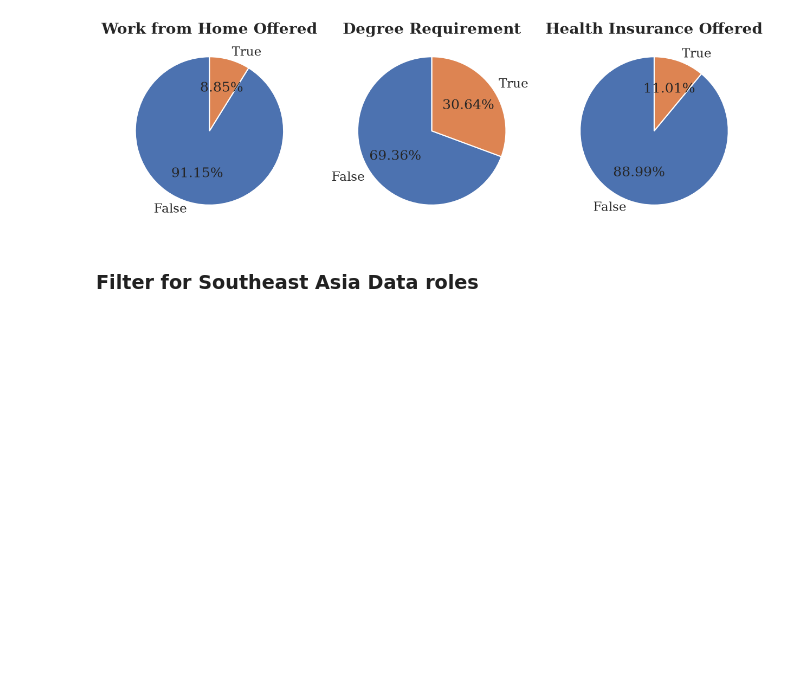
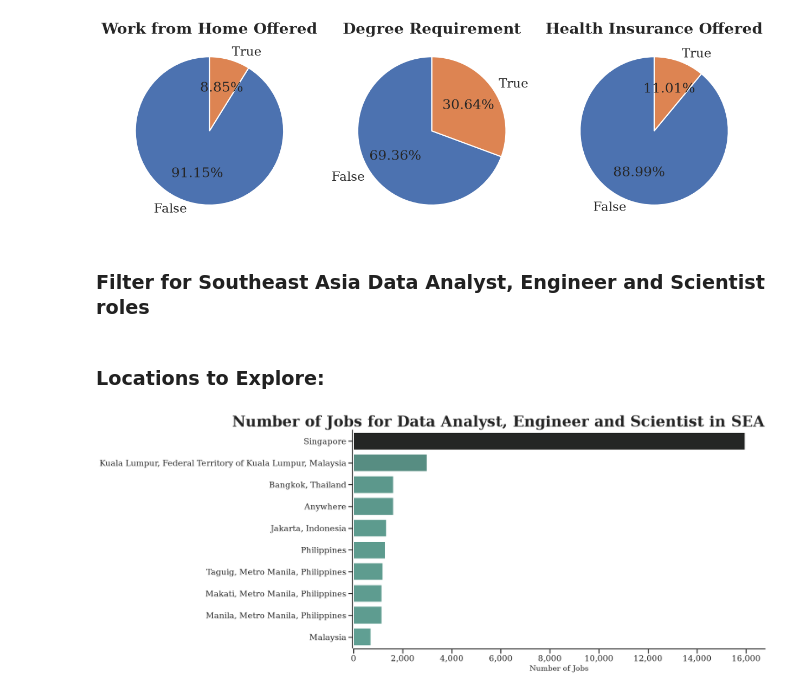
Before and after one commit to JohnnyQuant/Python_Data_Project, a Jupyter notebook: Project/1_EDA_Intro.ipynb, the cells around one changed output. Drawn from its saved outputs; the diff is of its cells as text; code cells hidden in the pictures; blank space fills up the shorter version.

```diff
--- a/Project/1_EDA_Intro.ipynb
+++ b/Project/1_EDA_Intro.ipynb
@@ -187,9 +187,51 @@ plt.show()
 # %% [output]
 [figure]
 # %% [markdown]
-### Filter for Southeast Asia Data roles
+### Filter for Southeast Asia Data Analyst, Engineer and Scientist roles
 # %%
 countries = ['Brunei', 'Cambodia', 'Indonesia', 'Laos', 'Malaysia' , 'Myanmar'
              , 'Philippines', 'Singapore', 'Thailand', 'East Timor', 'Vietnam']
 
 job_titles = ['Data Analyst', 'Data Engineer', 'Data Scientist']
+# %%
+df_SEA = df[(df['job_country'].isin(countries)) & (df['job_title_short'].isin(job_titles))]
+# %% [markdown]
+### Locations to Explore:
+# %%
+df_location = df_SEA['job_location'].value_counts().head(10).to_frame()
+
+fig, ax = plt.subplots(figsize = (15, 8))
+
+sns.set_theme(
+                style='ticks'
+                , palette = 'deep'
+                , context="talk"
+                , font = 'serif'
+                , font_scale = 1)
+
+sns.barplot(
+            data = df_location
+            , x = 'count'
+            , y = 'job_location'
+            , hue = 'count'
+            , palette = 'dark:#5A9_r'
+            , legend = False)
+
+sns.despine(offset=2)
+
+plt.title(
+            'Number of Jobs for Data Analyst, Engineer and Scientist in SEA'
+            , fontdict={'fontsize': 30, 'fontweight': 'bold'}
+            , loc = 'right')
+
+plt.xlabel(
+            'Number of Jobs'
+            , fontdict={'fontsize': 15})
+
+plt.ylabel('')
+
+plt.gca().xaxis.set_major_formatter(plt.FuncFormatter(lambda x, _: f'{int(x):,}'))
+
+plt.show()
+# %% [output]
+[figure, added]
```
Also changed, not shown: parts of 1 cell of this notebook.
